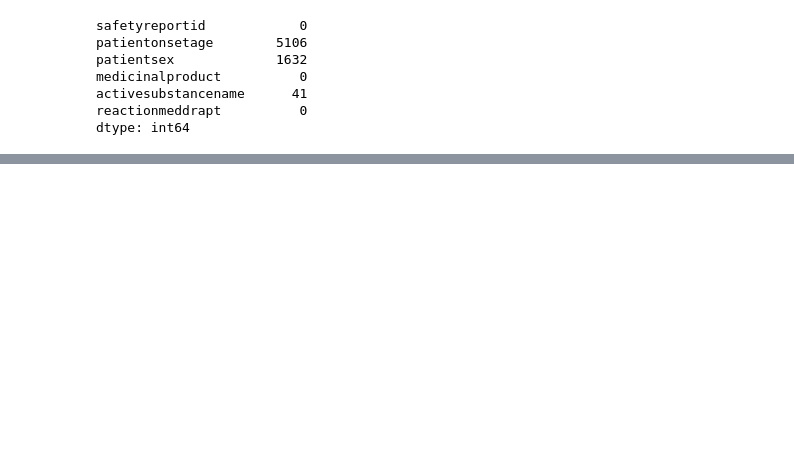
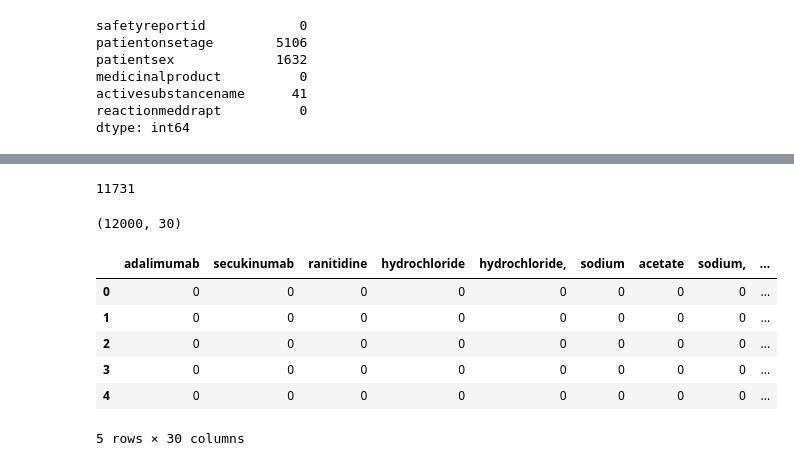
Before and after one commit to akaditya394/medassist, a Jupyter notebook: model.ipynb, the cells around one changed output, grey strips where cells are left out. Saved outputs shown, nothing was run; the diff lists cells and outputs as text; code cells hidden in the pictures; blank space fills up the shorter version.

```diff
--- a/model.ipynb
+++ b/model.ipynb
@@ -118,0 +143,11 @@ dtype: int64
+# %%
+reactiondict = {key: [0]*len(new_df) for key in reactionList.keys()}
+for i, effect in enumerate(new_df["reactionmeddrapt"]):
+    reactions = effect.split(", ")
+    found = False
+    for k in reactions:
+        if k.lower() in reactionList.keys():
+            reactiondict[k.lower()][i] = 1
+            found = True
+    if not found:
+        reactiondict["others"][i] = 1
@@ -118,0 +158,34 @@ dtype: int64
+# %%
+drugdict = {key: [0]*len(new_df) for key in drugList.keys()}
+for i, drug in enumerate(new_df["medicinalproduct"]):
+    drugs = drug.split(", ")
+    found = False
+    for k in drugs:
+        if k.lower() in drugList.keys():
+            drugdict[k.lower()][i] = 1
+            found = True
+    if not found:
+        drugdict["others"][i] = 1
+# %%
+print(sum(drugdict["others"]))
+# %% [output]
+11731
+# %%
+for k,v in drugdict.items():
+    new_df[k] = v
+# %%
+X = new_df.drop(["patientonsetage","patientsex","safetyreportid", "medicinalproduct", "activesubstancename", "reactionmeddrapt"], axis=1)
+# %%
+X.shape
+# %% [output]
+(12000, 30)
+# %%
+X.head()
+# %% [output]
+|  | adalimumab | secukinumab | ranitidine | hydrochloride | hydrochloride, | sodium | acetate | sodium, | ... |
+| 0 | 0 | 0 | 0 | 0 | 0 | 0 | 0 | 0 | ... |
+| 1 | 0 | 0 | 0 | 0 | 0 | 0 | 0 | 0 | ... |
+| 2 | 0 | 0 | 0 | 0 | 0 | 0 | 0 | 0 | ... |
+| 3 | 0 | 0 | 0 | 0 | 0 | 0 | 0 | 0 | ... |
+| 4 | 0 | 0 | 0 | 0 | 0 | 0 | 0 | 0 | ... |
+5 rows × 30 columns
```
Also changed, not shown: parts of 9 cells of this notebook.
